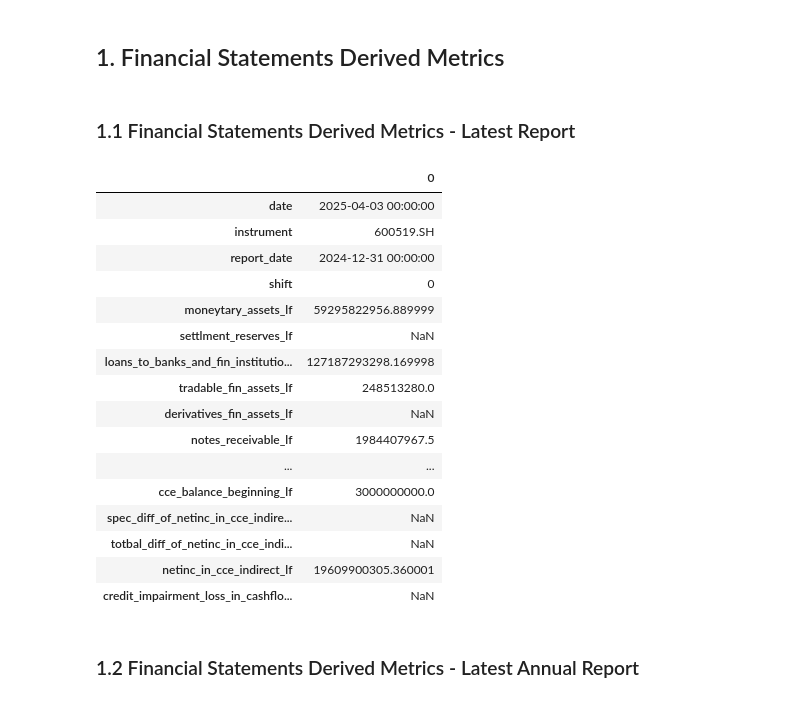
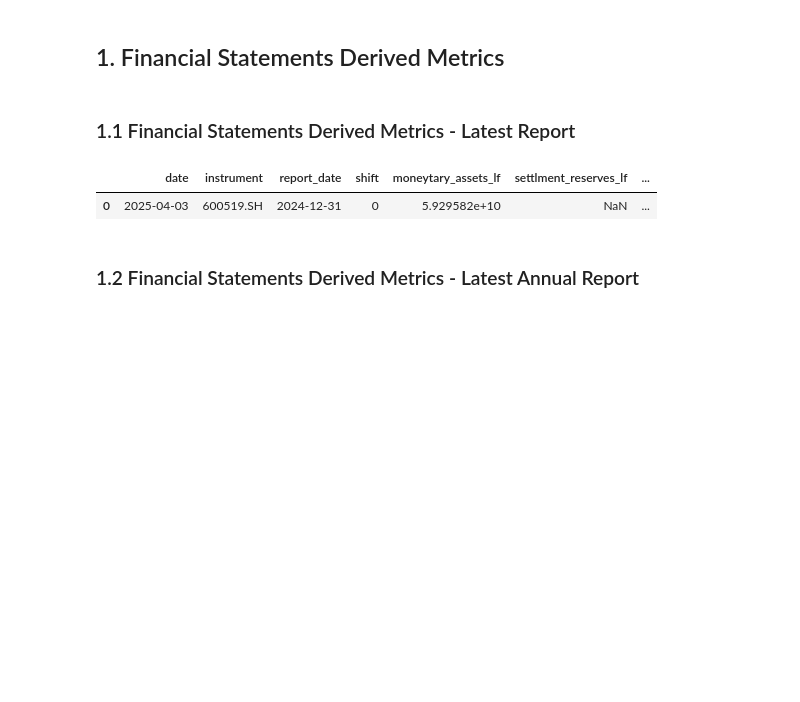
Before and after one commit to zhangfan9607243/BigQuant_Resources_Collection, a Jupyter notebook: BigQuant_Resources_Collection/Data_Collection/Data_Summary/Chinese_Mainland_Data/Stock_Data/Stock_Company_Data/Stock_Financial_Data/Stock_Financial_Derived_Data.ipynb, the cells around one changed output. Cells and saved outputs as stored; diff of their text form; code cells hidden in the pictures; blank space fills up the shorter version.

```diff
--- a/BigQuant_Resources_Collection/Data_Collection/Data_Summary/Chinese_Mainland_Data/Stock_Data/Stock_Company_Data/Stock_Financial_Data/Stock_Financial_Derived_Data.ipynb
+++ b/BigQuant_Resources_Collection/Data_Collection/Data_Summary/Chinese_Mainland_Data/Stock_Data/Stock_Company_Data/Stock_Financial_Data/Stock_Financial_Derived_Data.ipynb
@@ -3,7 +3,7 @@
 # %%
 import dai
 import pandas as pd
-pd.set_option('display.max_row', None)
+pd.set_option('display.max_row', 6)
 pd.set_option('display.max_column', None)
 # %% [markdown]
 ## 1. Financial Statements Derived Metrics
@@ -12,30 +12,15 @@ pd.set_option('display.max_column', None)
 # %%
 dai.query("""
 SELECT *
 FROM cn_stock_financial_lf_shift
 WHERE date >= '2024-12-31'
 AND report_date = '2024-12-31'
 AND instrument = '600519.SH'
 AND shift = 0
-""", full_db_scan=True).df().transpose()
+""", full_db_scan=True).df()
 # %% [output]
-|  | 0 |
-| date | 2025-04-03 00:00:00 |
-| instrument | 600519.SH |
-| report_date | 2024-12-31 00:00:00 |
-| shift | 0 |
-| moneytary_assets_lf | 59295822956.889999 |
-| settlment_reserves_lf | NaN |
-| loans_to_banks_and_fin_institutio... | 127187293298.169998 |
-| tradable_fin_assets_lf | 248513280.0 |
-| derivatives_fin_assets_lf | NaN |
-| notes_receivable_lf | 1984407967.5 |
-| ... | ... |
-| cce_balance_beginning_lf | 3000000000.0 |
-| spec_diff_of_netinc_in_cce_indire... | NaN |
-| totbal_diff_of_netinc_in_cce_indi... | NaN |
-| netinc_in_cce_indirect_lf | 19609900305.360001 |
-| credit_impairment_loss_in_cashflo... | NaN |
+|  | date | instrument | report_date | shift | moneytary_assets_lf | settlment_reserves_lf | ... |
+| 0 | 2025-04-03 | 600519.SH | 2024-12-31 | 0 | 5.929582e+10 | NaN | ... |
 # %% [markdown]
 ### 1.2 Financial Statements Derived Metrics - Latest Annual Report
 # %%
```
Also changed, not shown: parts of 4 cells of this notebook, 9 other files.
